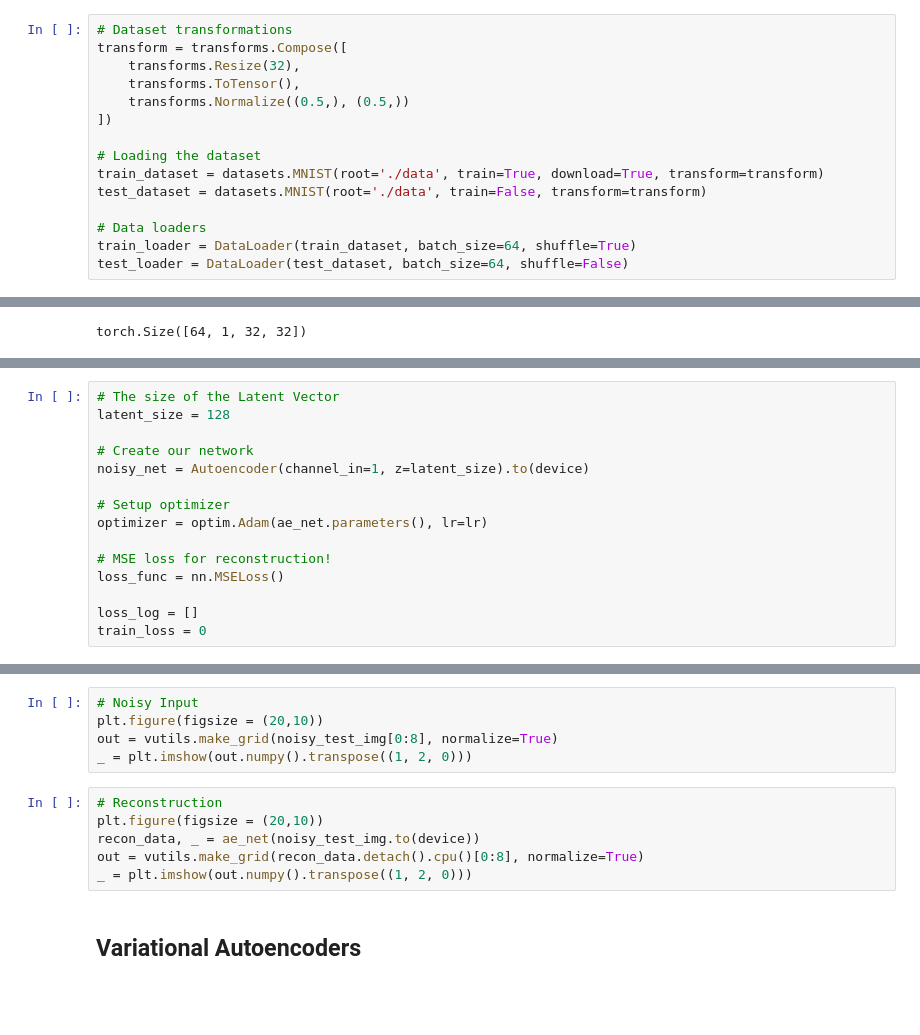
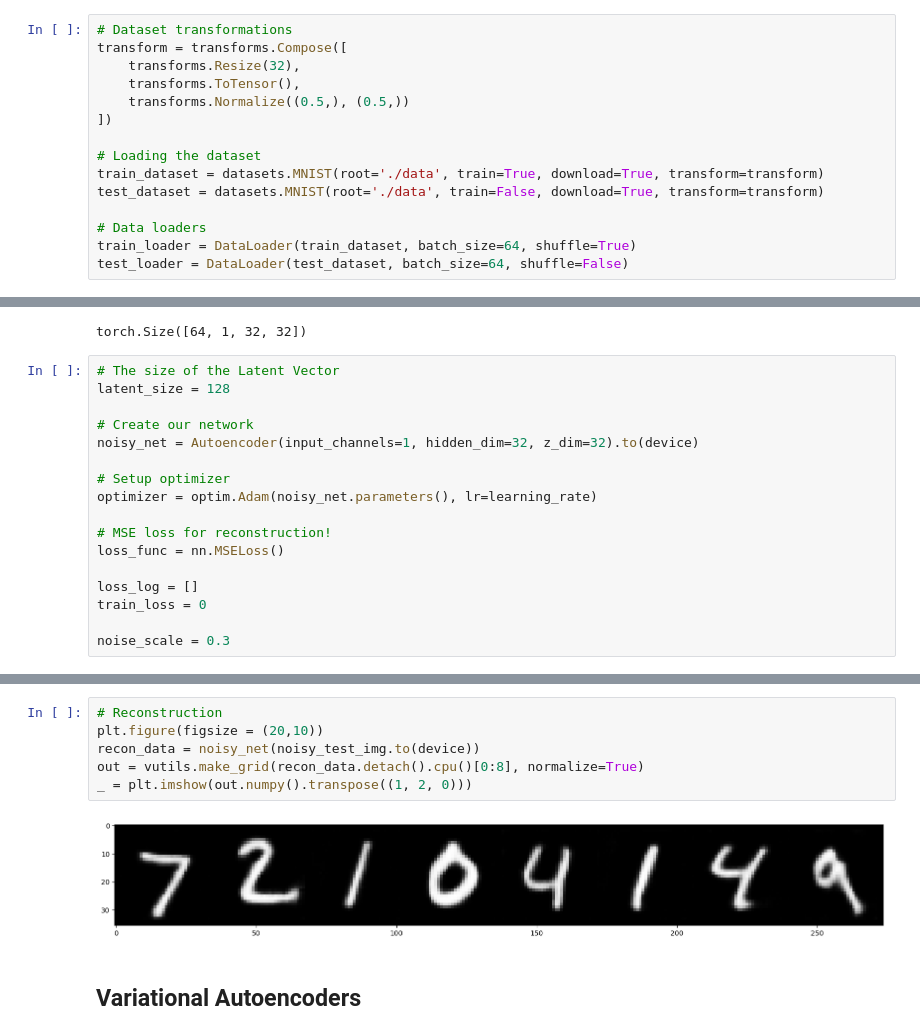
Before and after one commit to arkeodev/computer-vision, a Jupyter notebook: Works_on_Autoencoders.ipynb, the cells around one changed output, grey strips where cells are left out. Drawn from its saved outputs; the diff is of its cells as text; blank space fills up the shorter version.

```diff
--- a/Works_on_Autoencoders.ipynb
+++ b/Works_on_Autoencoders.ipynb
@@ -128,7 +129,7 @@ transform = transforms.Compose([
 
 # Loading the dataset
 train_dataset = datasets.MNIST(root='./data', train=True, download=True, transform=transform)
-test_dataset = datasets.MNIST(root='./data', train=False, transform=transform)
+test_dataset = datasets.MNIST(root='./data', train=False, download=True, transform=transform)
 
 # Data loaders
 train_loader = DataLoader(train_dataset, batch_size=64, shuffle=True)
@@ -282,3 +302,20 @@ test_images = next(dataiter)[0]
 test_images.shape
 # %% [output]
 torch.Size([64, 1, 32, 32])
+# %%
+# The size of the Latent Vector
+latent_size = 128
+
+# Create our network
+noisy_net = Autoencoder(input_channels=1, hidden_dim=32, z_dim=32).to(device)
+
+# Setup optimizer
+optimizer = optim.Adam(noisy_net.parameters(), lr=learning_rate)
+
+# MSE loss for reconstruction!
+loss_func = nn.MSELoss()
+
+loss_log = []
+train_loss = 0
+
+noise_scale = 0.3
@@ -287,15 +349,0 @@ Here, noise is added to the images. The process uses PyTorch's bernoulli functio
-# %%
-# The size of the Latent Vector
-latent_size = 128
-
-# Create our network
-noisy_net = Autoencoder(channel_in=1, z=latent_size).to(device)
-
-# Setup optimizer
-optimizer = optim.Adam(ae_net.parameters(), lr=lr)
-
-# MSE loss for reconstruction!
-loss_func = nn.MSELoss()
-
-loss_log = []
-train_loss = 0
@@ -349,14 +377,11 @@ _ = plt.imshow(out.numpy().transpose((1, 2, 0)))
 # %%
-# Noisy Input
+# Reconstruction
 plt.figure(figsize = (20,10))
-out = vutils.make_grid(noisy_test_img[0:8], normalize=True)
+recon_data = noisy_net(noisy_test_img.to(device))
+out = vutils.make_grid(recon_data.detach().cpu()[0:8], normalize=True)
 _ = plt.imshow(out.numpy().transpose((1, 2, 0)))
+# %% [output]
+[figure, added]
-# %%
-# Reconstruction
-plt.figure(figsize = (20,10))
-recon_data, _ = ae_net(noisy_test_img.to(device))
-out = vutils.make_grid(recon_data.detach().cpu()[0:8], normalize=True)
-_ = plt.imshow(out.numpy().transpose((1, 2, 0)))
 # %% [markdown]
 ## Variational Autoencoders
 # %% [markdown]
```
Also changed, not shown: parts of 21 cells of this notebook.
